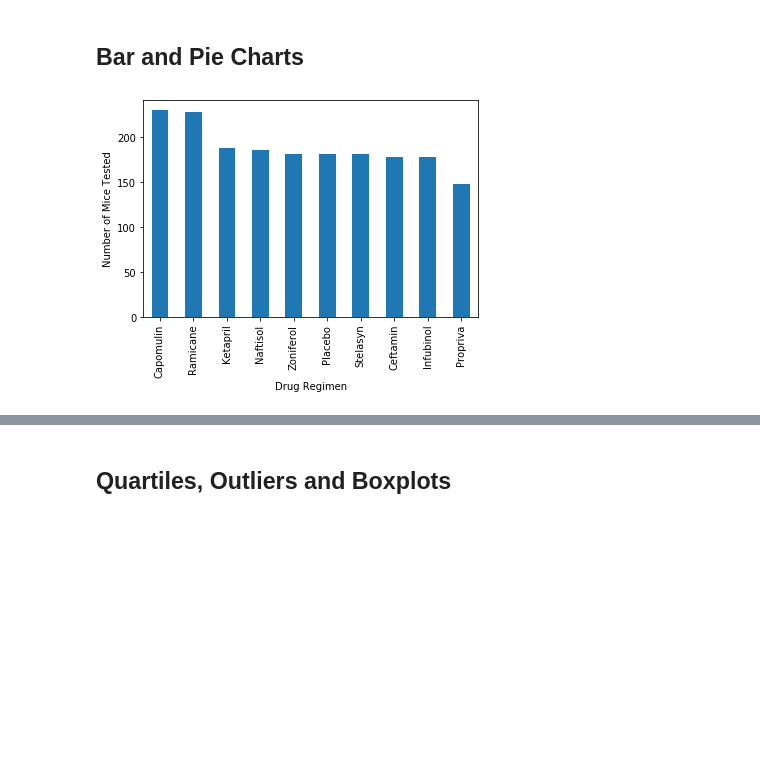
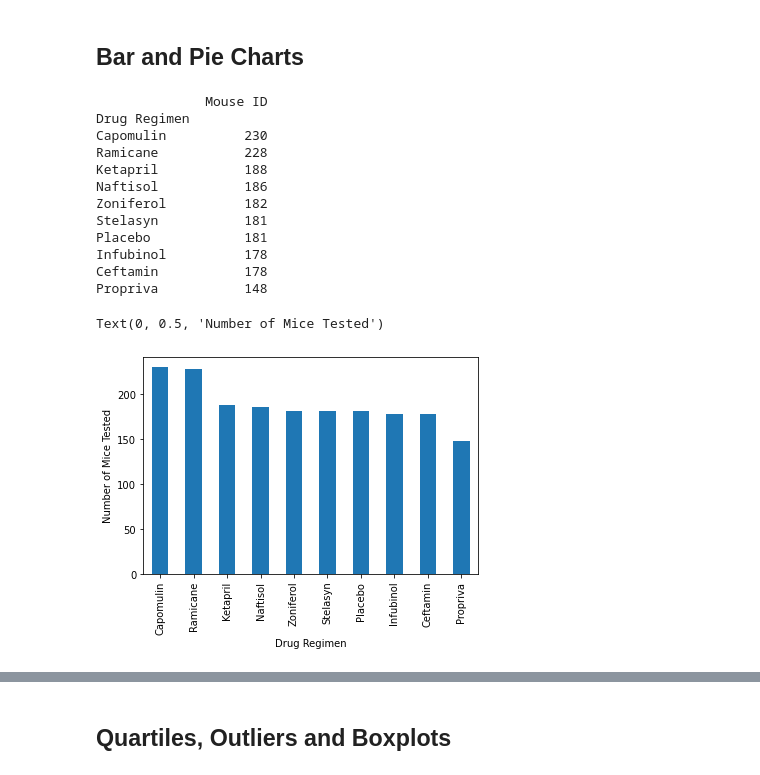
Before and after one commit to ChristyGruen/matplotlib-challenge, a Jupyter notebook: Pymaceuticals/pymaceuticals_Report.ipynb, the cells around one changed output, grey strips where cells are left out. Cells and saved outputs as stored; diff of their text form; code cells hidden in the pictures; blank space fills up the shorter version.

```diff
--- a/Pymaceuticals/pymaceuticals_Report.ipynb
+++ b/Pymaceuticals/pymaceuticals_Report.ipynb
@@ -165,7 +196,26 @@ ValueError: If using all scalar values, you must pass an index
 ## Bar and Pie Charts
 # %%
 # Generate a bar plot showing the total number of timepoints for all mice tested for each drug regimen using Pandas.
+ntimesperdrug = cleanmouse["Mouse ID"].groupby(cleanmouse["Drug Regimen"]).count().sort_values(ascending = False)
+# print(ntimesperdrug)
+df = pd.DataFrame(ntimesperdrug)
+print(df)
+barchart = df.plot(kind = "bar",legend=False)
+barchart.set_ylabel('Number of Mice Tested')
 # %% [output]
+              Mouse ID
+Drug Regimen
+Capomulin          230
+Ramicane           228
+Ketapril           188
+Naftisol           186
+Zoniferol          182
+Stelasyn           181
+Placebo            181
+Infubinol          178
+Ceftamin           178
+Propriva           148
+Text(0, 0.5, 'Number of Mice Tested')
-[figure, old version]
+[figure, new version]
 # %%
 # Generate a bar plot showing the total number of timepoints for all mice tested for each drug regimen using pyplot.
```
Also changed, not shown: parts of 9 cells of this notebook.
